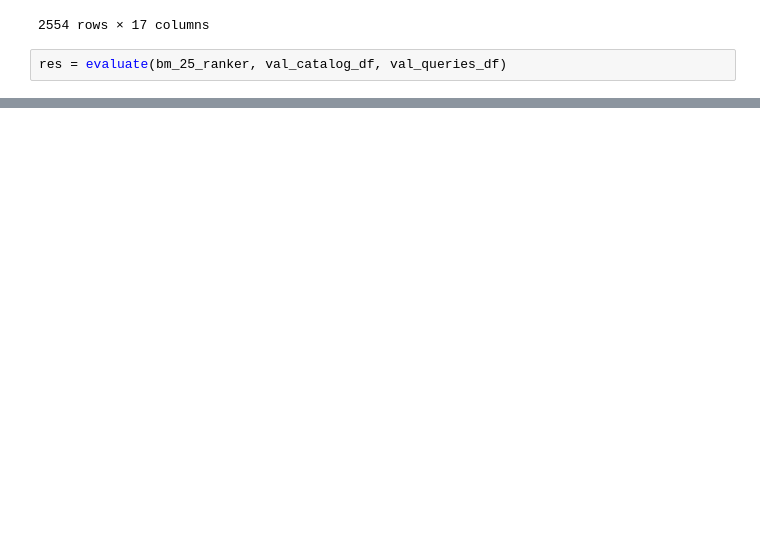
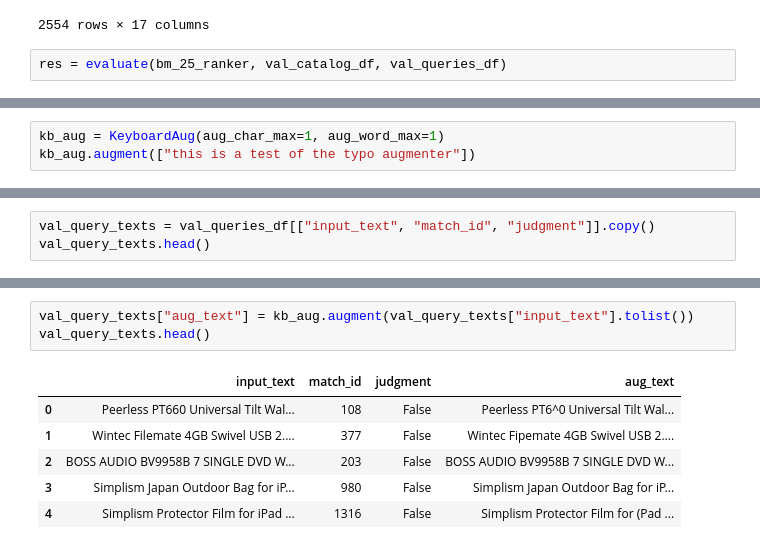
Before and after one commit to bart1259/InformationRetrievalRanking, a Jupyter notebook: Experiment.ipynb, the cells around one changed output, grey strips where cells are left out. Saved outputs shown, nothing was run; the diff lists cells and outputs as text; blank space fills up the shorter version.

```diff
--- a/Experiment.ipynb
+++ b/Experiment.ipynb
@@ -210,0 +255,3 @@ res = evaluate(bm_25_ranker, val_catalog_df, val_queries_df)
+# %%
+kb_aug = KeyboardAug(aug_char_max=1, aug_word_max=1)
+kb_aug.augment(["this is a test of the typo augmenter"])
@@ -210,0 +260,3 @@ res = evaluate(bm_25_ranker, val_catalog_df, val_queries_df)
+# %%
+val_query_texts = val_queries_df[["input_text", "match_id", "judgment"]].copy()
+val_query_texts.head()
@@ -210,0 +270,10 @@ res = evaluate(bm_25_ranker, val_catalog_df, val_queries_df)
+# %%
+val_query_texts["aug_text"] = kb_aug.augment(val_query_texts["input_text"].tolist())
+val_query_texts.head()
+# %% [output]
+|  | input_text | match_id | judgment | aug_text |
+| 0 | Peerless PT660 Universal Tilt Wal... | 108 | False | Peerless PT6^0 Universal Tilt Wal... |
+| 1 | Wintec Filemate 4GB Swivel USB 2.... | 377 | False | Wintec Fipemate 4GB Swivel USB 2.... |
+| 2 | BOSS AUDIO BV9958B 7 SINGLE DVD W... | 203 | False | BOSS AUDIO BV9958B 7 SINGLE DVD W... |
+| 3 | Simplism Japan Outdoor Bag for iP... | 980 | False | Simplism Japan Outdoor Bag for iP... |
+| 4 | Simplism Protector Film for iPad ... | 1316 | False | Simplism Protector Film for (Pad ... |
```
Also changed, not shown: parts of 15 cells of this notebook.
